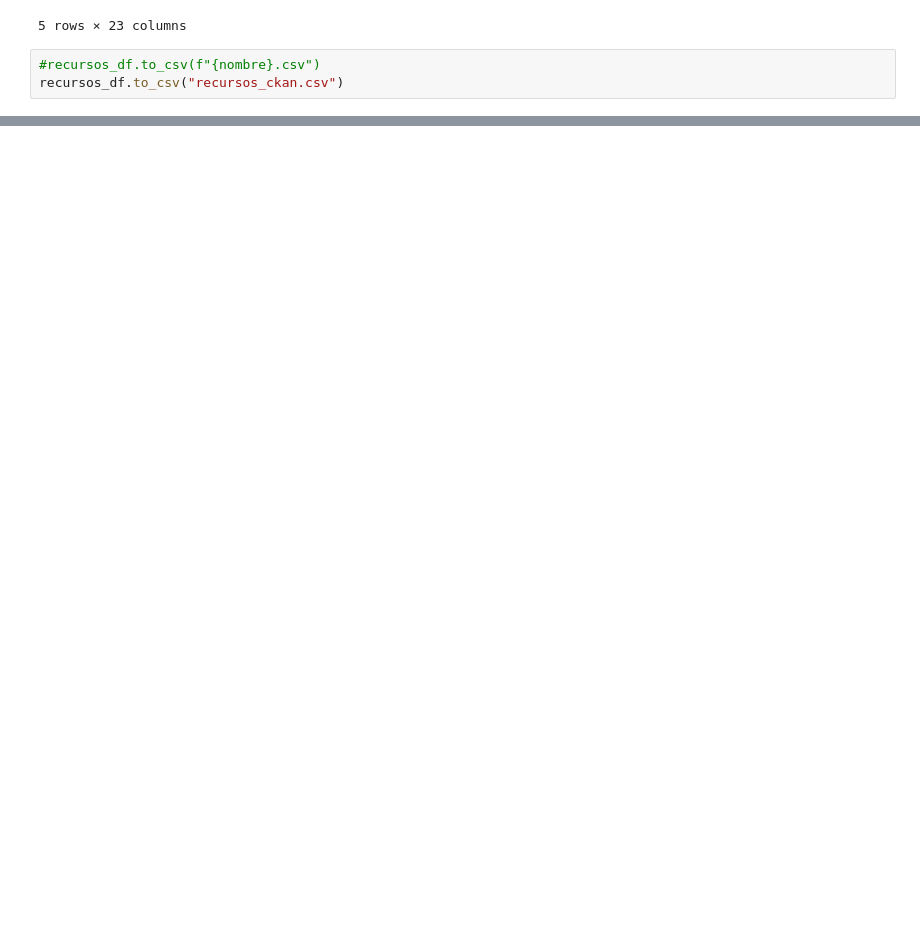
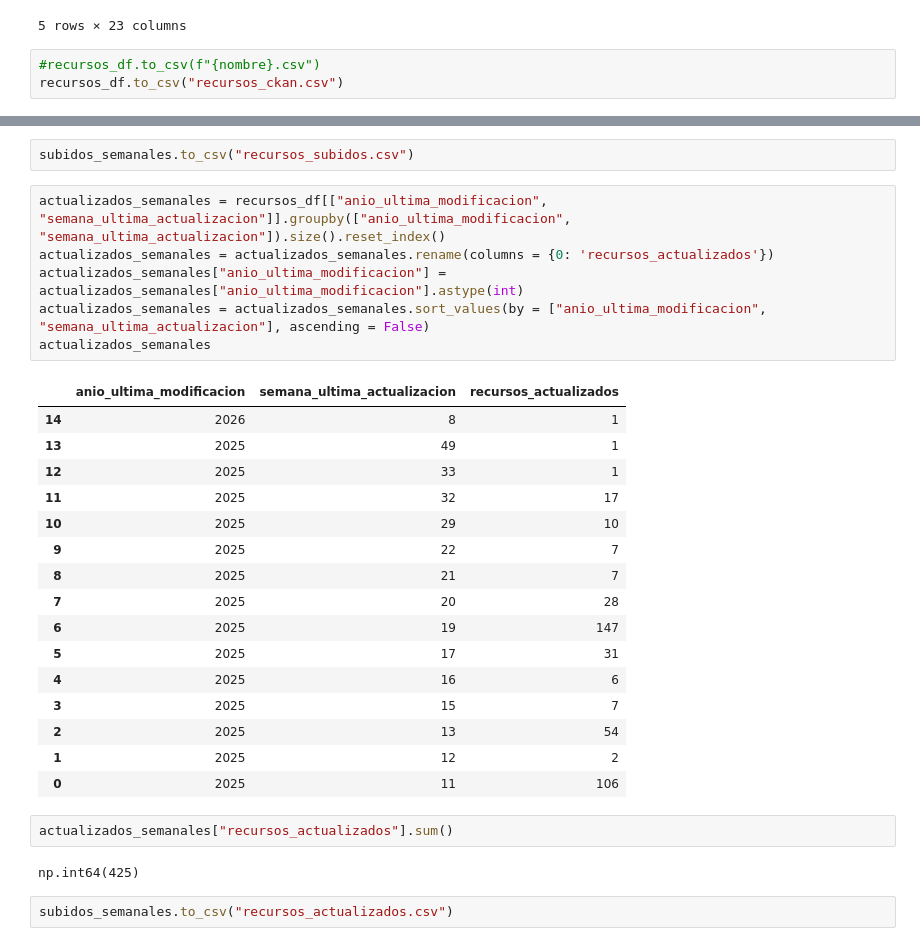
Before and after one commit to AlejandraFranSi/ckan_csv, a Jupyter notebook: generacion_base_semanal.ipynb, the cells around one changed output, grey strips where cells are left out. Saved outputs shown, nothing was run; the diff lists cells and outputs as text; blank space fills up the shorter version.

Commit message:
Agregando agregados de subida y actualizacion

```diff
--- a/generacion_base_semanal.ipynb
+++ b/generacion_base_semanal.ipynb
@@ -242,0 +274,31 @@ recursos_df.to_csv("recursos_ckan.csv")
+# %%
+subidos_semanales.to_csv("recursos_subidos.csv")
+# %%
+actualizados_semanales = recursos_df[["anio_ultima_modificacion", "semana_ultima_actualizacion"]].groupby(["anio_ultima_modificacion", "semana_ultima_actualizacion"]).size().reset_index()
+actualizados_semanales = actualizados_semanales.rename(columns = {0: 'recursos_actualizados'})
+actualizados_semanales["anio_ultima_modificacion"] = actualizados_semanales["anio_ultima_modificacion"].astype(int)
+actualizados_semanales = actualizados_semanales.sort_values(by = ["anio_ultima_modificacion", "semana_ultima_actualizacion"], ascending = False)
+actualizados_semanales
+# %% [output]
+|  | anio_ultima_modificacion | semana_ultima_actualizacion | recursos_actualizados |
+| 14 | 2026 | 8 | 1 |
+| 13 | 2025 | 49 | 1 |
+| 12 | 2025 | 33 | 1 |
+| 11 | 2025 | 32 | 17 |
+| 10 | 2025 | 29 | 10 |
+| 9 | 2025 | 22 | 7 |
+| 8 | 2025 | 21 | 7 |
+| 7 | 2025 | 20 | 28 |
+| 6 | 2025 | 19 | 147 |
+| 5 | 2025 | 17 | 31 |
+| 4 | 2025 | 16 | 6 |
+| 3 | 2025 | 15 | 7 |
+| 2 | 2025 | 13 | 54 |
+| 1 | 2025 | 12 | 2 |
+| 0 | 2025 | 11 | 106 |
+# %%
+actualizados_semanales["recursos_actualizados"].sum()
+# %% [output]
+np.int64(425)
+# %%
+subidos_semanales.to_csv("recursos_actualizados.csv")
```
Also changed, not shown: parts of 11 cells of this notebook.
